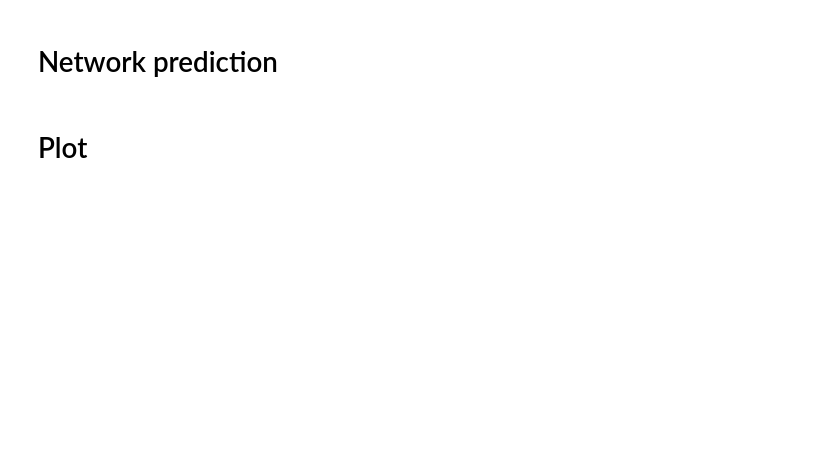
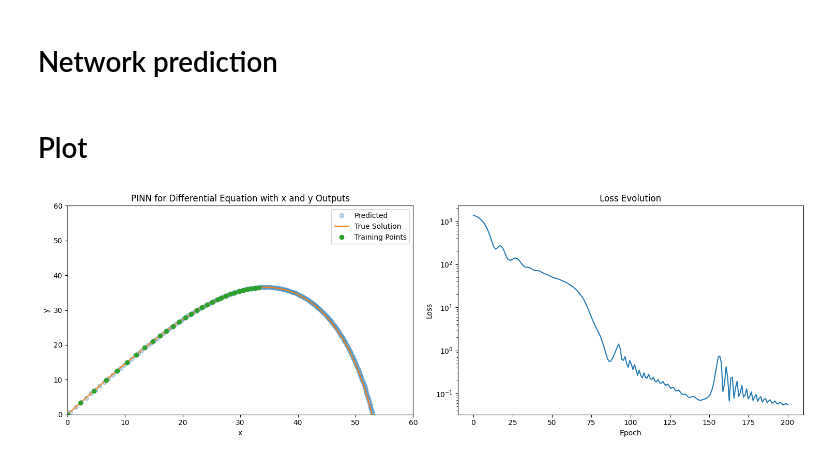
Before and after one commit to zincware/ZnPINNLab, a Jupyter notebook: day1/projectile_motion.ipynb, the cells around one changed output. Saved outputs shown, nothing was run; the diff lists cells and outputs as text; code cells hidden in the pictures; blank space fills up the shorter version.

```diff
--- a/day1/projectile_motion.ipynb
+++ b/day1/projectile_motion.ipynb
@@ -188,7 +188,7 @@ class PINN(nn.Module):
     """
     Physics-Informed Neural Network (PINN) Class
 
-    This class as a subclass of nn.Module definx_train = state_vals[idx,0].cone().detach().to(torch.float32).unsqueeze(1)es the architecture of the PINN model, which is designed
+    This class as a subclass of nn.Module es the architecture of the PINN model, which is designed
     to use differential equations while incorporating physics-based constraints.
     The process consists of the following steps:
 
@@ -421,10 +418,13 @@ model = PINN()
 
 def execute(lr=0.01,
             num_epochs=1000,
-            length=10,
-            scaling_factor=0,
+            num_t_train=10,
+            max_t_train=2,
+            sigma_noise=0,
             weight_decay=1e-5,
-            t_col=None):  # Adjust weight_decay for L2 regularization
+            num_t_col=None,
+            start=0,
+            max_t_col=5,):  # Adjust weight_decay for L2 regularization
     """
     Execute the training procedure for a physics-informed neural network model.
 
@@ -435,7 +435,7 @@ def execute(lr=0.01,
         - Initialize the optimizer, Adam with the model parameters.
         - Configure it with a specified learning rate (lr) and weight decay (weight_decay).
 
-    Step 2: Define 't_train,' 'x_train,' and 'y_train' by calling ‘create_training_data(…)' and configure it with  'time_vals,' 'state_vals,' 'length,' and 'scaling_factor.'
+    Step 2: Define 't_train,' 'x_train,' and 'y_train' by calling ‘create_training_data(…)' and configure it with  'time_vals,' 'x_y_components,' 'num_t_train,' and 'sigma_noise.'
 
     Step 3: In order to store the values of the loss function during the training process:
             - Initialize a list called 'loss_evolution'.
@@ -455,15 +455,15 @@ def execute(lr=0.01,
     Step 8: - Now append the current loss value (including regularization) to the 'loss_evolution' list for later analysis.
             - Additionally, every 100 epochs, the code prints the current epoch number and the value of the loss.
 
-    Step 9: Once the training loop is completed (all epochs are finished), return: 't_train,' 'x_train,' 'y_train,' 'loss_evolution' and 'num_epochs'.
+    Step 9: Once the training loop is completed (all epochs are max_t_coled), return: 't_train,' 'x_train,' 'y_train,' 'loss_evolution' and 'num_epochs'.
 
 
     Args:
         lr (float, optional): Learning rate for the optimizer. Default is 0.01.
         num_epochs (int, optional): Number of training epochs. Default is 1000.
-        length (int, optional): The number of data points to select from the
+        num_t_train (int, optional): The number of data points to select from the
             provided time and state values. Default is 10.
-        scaling_factor (float, optional): A scaling factor to add noise to the
+        sigma_noise (float, optional): A scaling factor to add noise to the
             state values. Default is 0 (no noise).
         weight_decay (float, optional): Weight decay (L2 regularization) strength for the optimizer.
             Default is 1e-5.
@@ -481,9 +481,15 @@ def execute(lr=0.01,
     optimizer = optim.Adam(model.parameters(), lr=lr, weight_decay=weight_decay)  # Include weight_decay in the optimizer
 
     # Step 2: Create traning data
-    t_train, x_train, y_train = create_training_data(time_vals, state_vals, length=length, scaling_factor=scaling_factor)
-    if t_col != None:
-        t_col = torch.linspace(0,len(t_train),t_col).unsqueeze(1)
+    t_train, x_train, y_train = create_training_data(time_vals,
+                                                     x_y_components,
+                                                     num_t_train=num_t_train,
+                                                     sigma_noise=sigma_noise,
+                                                     max_t_train=max_t_train)
+    if num_t_col == None:
+        t_col = t_train
+    else:
+        t_col = torch.linspace(start,max_t_col,num_t_col).unsqueeze(1)
 
     # Step 3: Initialize the loss evolution list.
     loss_evolution = []
@@ -512,10 +518,16 @@ def execute(lr=0.01,
         # Step 8: Store the current loss value in the loss history and print every 100th epoch the Loss.
         loss_evolution.append(float(loss))
 
-        if (epoch + 1) % 100 == 0:
+        if (epoch + 1) % 10 == 0:
             print(f'Epoch [{epoch+1}/{num_epochs}], Loss: {loss.item()}')
 
     # Step 9: return t_train, x_train, y_train, loss_evolution, num_epochs
     return t_train, x_train, y_train, loss_evolution, num_epochs
-t_train, x_train, y_train, loss_evolution, num_epochs = execute(num_epochs = 1000, length=30, lr=0.01, scaling_factor=1, t_col=50)
+t_train, x_train, y_train, loss_evolution, num_epochs = execute(num_epochs = 200,
+                                                                num_t_train=30,
+                                                                max_t_train=2,
+                                                                lr=0.01,
+                                                                sigma_noise=0,
+                                                                num_t_col=10,
+                                                                max_t_col=time_vals[-1])
 # %% [output]
@@ -542,33 +564,35 @@ x_pred, y_pred = model(t_eval)
 # %%
 import matplotlib.pyplot as plt
 import numpy as np
 
 # Create a figure with subplots
 fig, axs = plt.subplots(1, 2, figsize=(15,5))  # 1 row, 2 columns of subplots
 
 # Plot data on the first subplot
 axs[0].plot(x_pred.detach().numpy(), y_pred.detach().numpy(), 'o', alpha=0.3, label='Predicted')
-axs[0].plot(state_vals[:,0], state_vals[:,2], label='True Solution')
+axs[0].plot(x_y_components[:,0], x_y_components[:,2], label='True Solution')
 axs[0].plot(x_train.detach().numpy(), y_train.detach().numpy(), 'o', label='Training Points')
 axs[0].legend()
 axs[0].set_xlabel('x')
 axs[0].set_ylabel('y')
 axs[0].set_title('PINN for Differential Equation with x and y Outputs')
 axs[0].set_ylim(0, 60)
 axs[0].set_xlim(0, 60)
 
 # Plot loss evolution on the second subplot
 
 axs[1].plot(np.linspace(0, num_epochs, len(loss_evolution)), loss_evolution)
 axs[1].set_title('Loss Evolution')
 axs[1].set_xlabel('Epoch')
 axs[1].set_ylabel('Loss')
 axs[1].set_yscale('log')  # Set y-axis to logarithmic scale
 # Adjust layout for subplots
 plt.tight_layout()
 
 # Show the plot
 plt.show()
+# %% [output]
+[figure, added]
 # %%
 i = 0
 j=0
```
Also changed, not shown: parts of 5 cells of this notebook.
